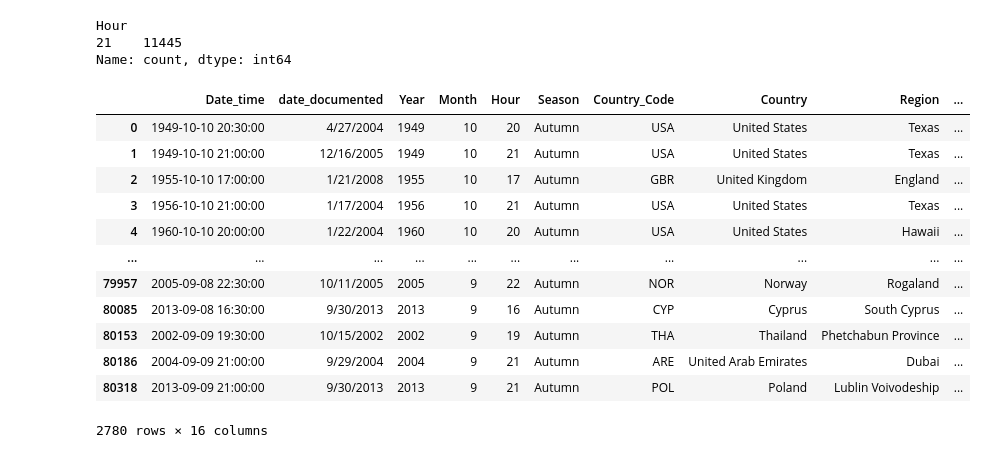
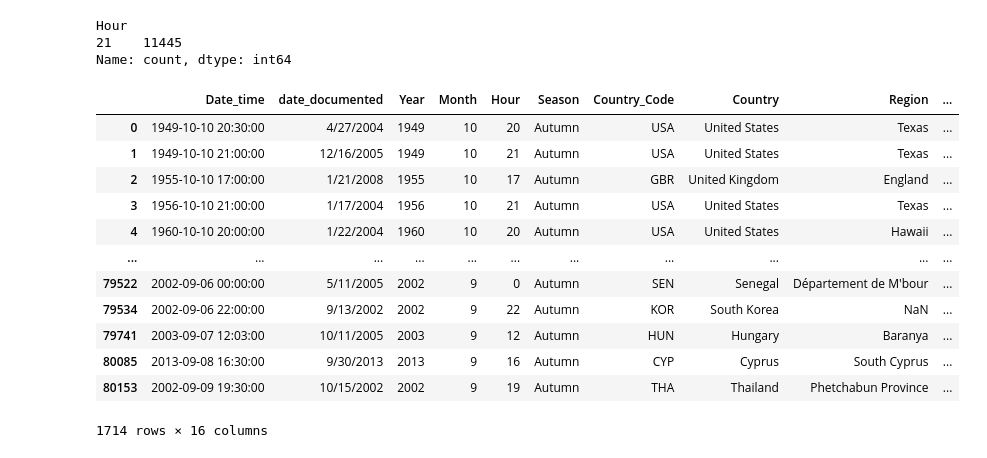
Before and after one commit to awchacon/first_project, a Jupyter notebook: first_project.ipynb, the cells around one changed output. Cells and saved outputs as stored; diff of their text form; code cells hidden in the pictures.

```diff
--- a/first_project.ipynb
+++ b/first_project.ipynb
@@ -237,18 +239,18 @@ Hour
 21    11445
 Name: count, dtype: int64
 # %%
-ufo_df_new.groupby(["Hour","Country"]).head(6)
+ufo_df_new.groupby(["Hour","Country"]).head(2)
 # %% [output]
 |  | Date_time | date_documented | Year | Month | Hour | Season | Country_Code | Country | Region | ... |
 | 0 | 1949-10-10 20:30:00 | 4/27/2004 | 1949 | 10 | 20 | Autumn | USA | United States | Texas | ... |
 | 1 | 1949-10-10 21:00:00 | 12/16/2005 | 1949 | 10 | 21 | Autumn | USA | United States | Texas | ... |
 | 2 | 1955-10-10 17:00:00 | 1/21/2008 | 1955 | 10 | 17 | Autumn | GBR | United Kingdom | England | ... |
 | 3 | 1956-10-10 21:00:00 | 1/17/2004 | 1956 | 10 | 21 | Autumn | USA | United States | Texas | ... |
 | 4 | 1960-10-10 20:00:00 | 1/22/2004 | 1960 | 10 | 20 | Autumn | USA | United States | Hawaii | ... |
 | ... | ... | ... | ... | ... | ... | ... | ... | ... | ... | ... |
-| 79957 | 2005-09-08 22:30:00 | 10/11/2005 | 2005 | 9 | 22 | Autumn | NOR | Norway | Rogaland | ... |
+| 79522 | 2002-09-06 00:00:00 | 5/11/2005 | 2002 | 9 | 0 | Autumn | SEN | Senegal | Département de M'bour | ... |
+| 79534 | 2002-09-06 22:00:00 | 9/13/2002 | 2002 | 9 | 22 | Autumn | KOR | South Korea | NaN | ... |
+| 79741 | 2003-09-07 12:03:00 | 10/11/2005 | 2003 | 9 | 12 | Autumn | HUN | Hungary | Baranya | ... |
 | 80085 | 2013-09-08 16:30:00 | 9/30/2013 | 2013 | 9 | 16 | Autumn | CYP | Cyprus | South Cyprus | ... |
 | 80153 | 2002-09-09 19:30:00 | 10/15/2002 | 2002 | 9 | 19 | Autumn | THA | Thailand | Phetchabun Province | ... |
-| 80186 | 2004-09-09 21:00:00 | 9/29/2004 | 2004 | 9 | 21 | Autumn | ARE | United Arab Emirates | Dubai | ... |
-| 80318 | 2013-09-09 21:00:00 | 9/30/2013 | 2013 | 9 | 21 | Autumn | POL | Poland | Lublin Voivodeship | ... |
-2780 rows × 16 columns
+1714 rows × 16 columns
```
Also changed, not shown: parts of 13 cells of this notebook.
